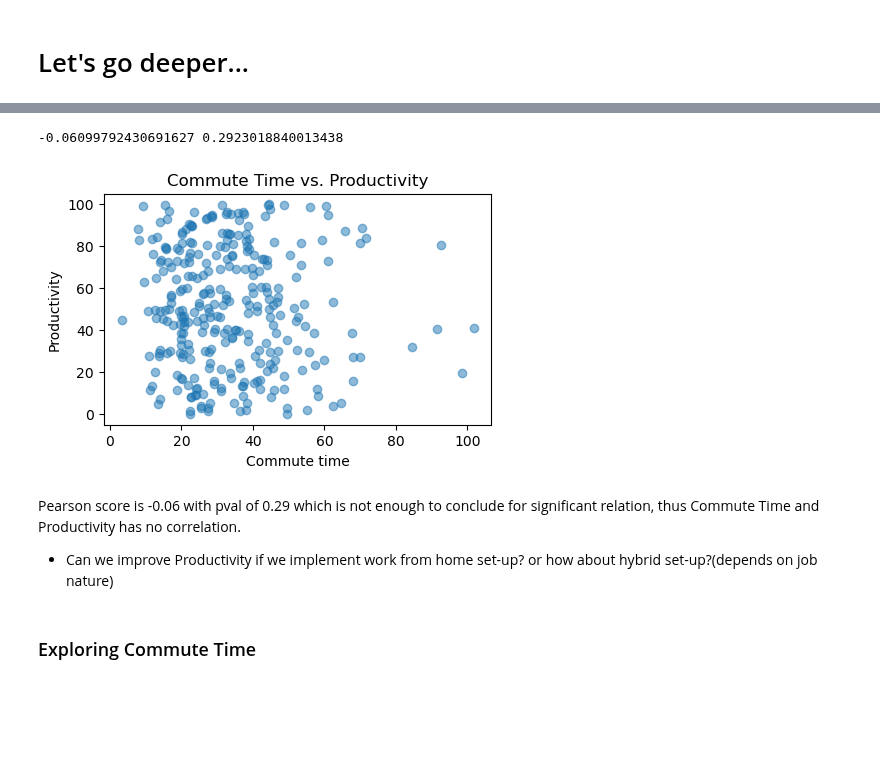
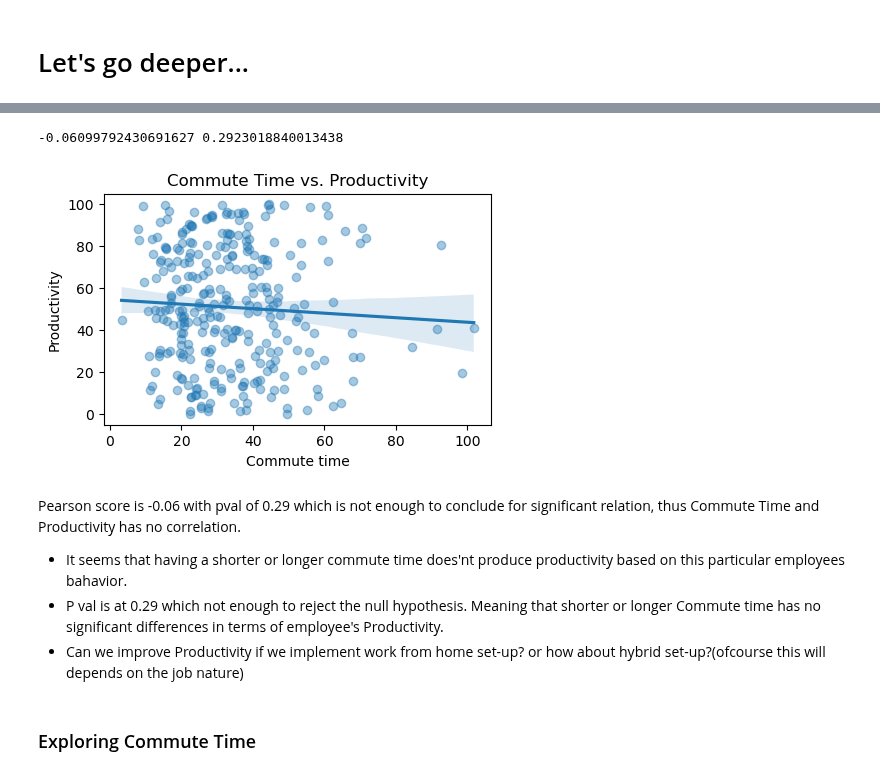
Before and after one commit to Alyxx-The-Sniper/DATA_SCIENCE_2022, a Jupyter notebook: Data_Science_Inference/STARTUP.ipynb, the cells around one changed output, grey strips where cells are left out. Drawn from its saved outputs; the diff is of its cells as text; code cells hidden in the pictures; blank space fills up the shorter version.

```diff
--- a/Data_Science_Inference/STARTUP.ipynb
+++ b/Data_Science_Inference/STARTUP.ipynb
@@ -200,20 +208,26 @@ There's no correalation between productivity and salary (pearson score nearly ze
 # %%
+# hide/show code
 corr, p = pearsonr(df3['Commute Time'], df3['Productivity'])
 print(corr, p)
 
 plt.figure(figsize = (5,3))
-plt.scatter(df3['Commute Time'], df3['Productivity'], alpha = 0.5)
+# plt.scatter(df3['Commute Time'], df3['Productivity'], alpha = 0.5)
+
+sns.regplot(x = df3['Commute Time'], y = df3['Productivity'],
+           scatter_kws={'alpha':0.4})
 plt.title('Commute Time vs. Productivity')
 plt.xlabel('Commute time')
 plt.ylabel('Productivity')
 plt.show()
 # %% [output]
 -0.06099792430691627 0.2923018840013438
-[figure, old version]
+[figure, new version]
 # %% [markdown]
 Pearson score is -0.06 with pval of 0.29 which is not enough to conclude for significant relation, thus Commute Time and Productivity has no correlation.
 
-- Can we improve Productivity if we implement work from home set-up? or how about hybrid set-up?(depends on job nature)
+- It seems that having a shorter or longer commute time does'nt produce productivity based on this particular employees bahavior.
+- P val is at 0.29 which not enough to reject the null hypothesis. Meaning that shorter or longer Commute time has no significant differences in terms of employee's Productivity.
+- Can we improve Productivity if we implement work from home set-up? or how about hybrid set-up?(ofcourse this will depends on the job nature)
 # %% [markdown]
 ### Exploring Commute Time
 # %% [markdown]
```
Also changed, not shown: parts of 8 cells of this notebook.
